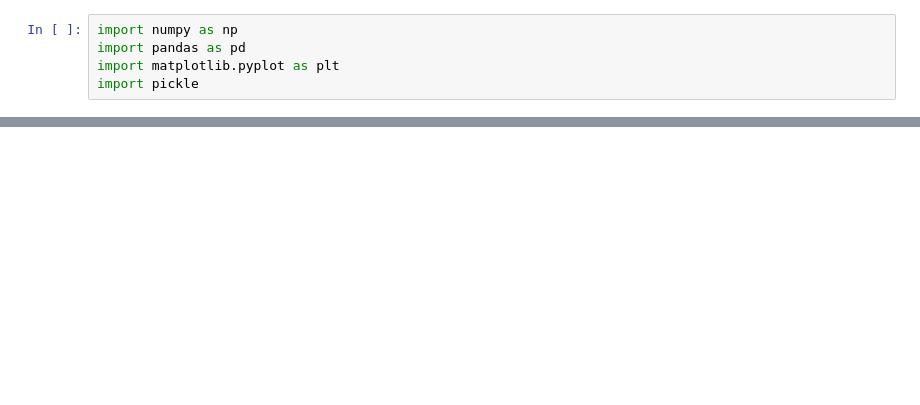
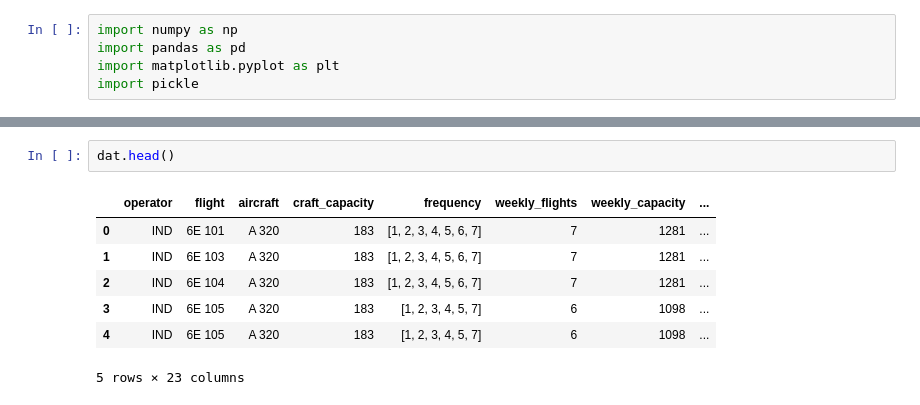
Before and after one commit to sanjeevgadre/Portfolio-Airport-Traffic, a Jupyter notebook: city-analysis.ipynb, the cells around one changed output, grey strips where cells are left out. Cells and saved outputs as stored; diff of their text form; blank space fills up the shorter version.

```diff
--- a/city-analysis.ipynb
+++ b/city-analysis.ipynb
@@ -134,0 +167,10 @@ See the caveats in the documentation: https://pandas.pydata.org/pandas-docs/stab
+# %%
+dat.head()
+# %% [output]
+|  | operator | flight | aircraft | craft_capacity | frequency | weekly_flights | weekly_capacity | ... |
+| 0 | IND | 6E 101 | A 320 | 183 | [1, 2, 3, 4, 5, 6, 7] | 7 | 1281 | ... |
+| 1 | IND | 6E 103 | A 320 | 183 | [1, 2, 3, 4, 5, 6, 7] | 7 | 1281 | ... |
+| 2 | IND | 6E 104 | A 320 | 183 | [1, 2, 3, 4, 5, 6, 7] | 7 | 1281 | ... |
+| 3 | IND | 6E 105 | A 320 | 183 | [1, 2, 3, 4, 5, 7] | 6 | 1098 | ... |
+| 4 | IND | 6E 105 | A 320 | 183 | [1, 2, 3, 4, 5, 7] | 6 | 1098 | ... |
+5 rows × 23 columns
```
Also changed, not shown: parts of 21 cells of this notebook, 1 other file.
